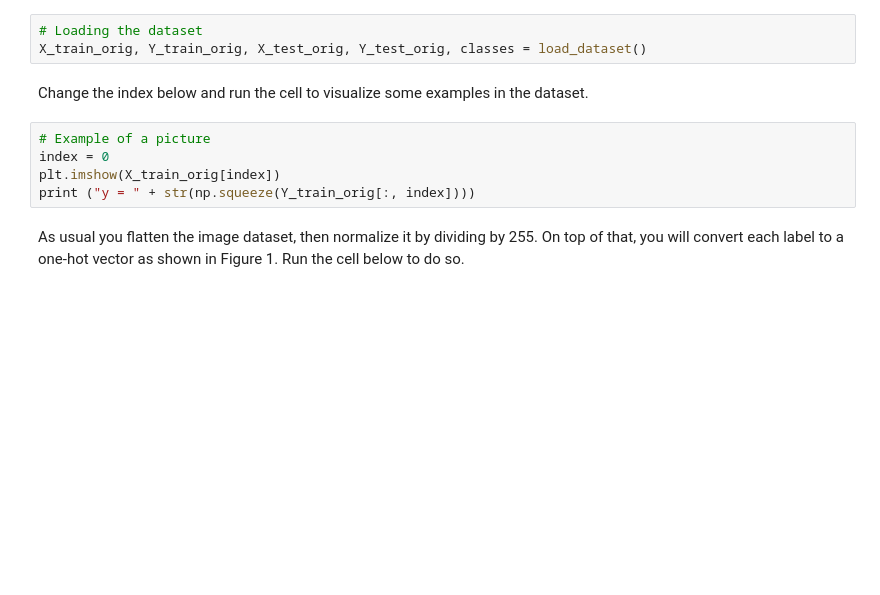
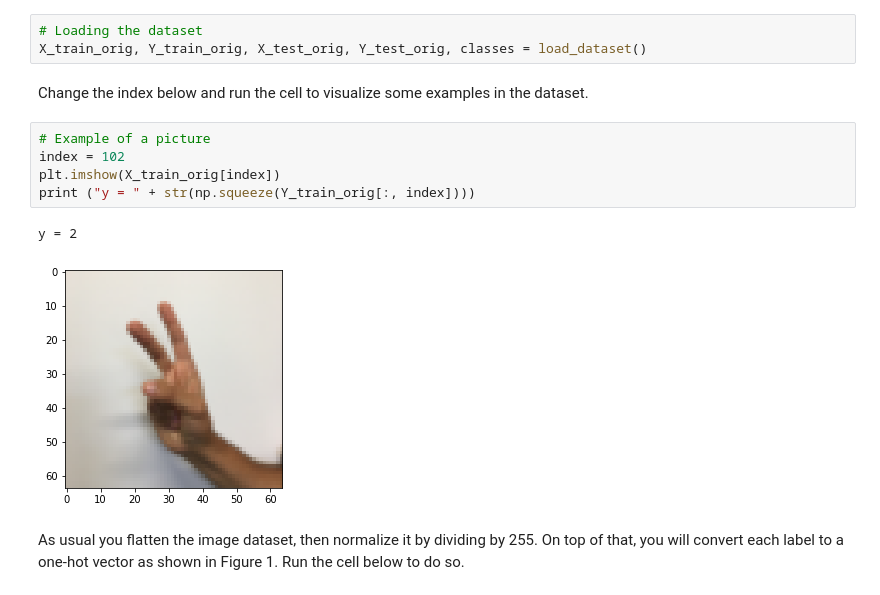
Before and after one commit to lukasijus/Neural-Networks-Hyperparameter-tuning-Regularization-and-gradient-checking, a Jupyter notebook: Tensorflow+Tutorial.ipynb, the cells around one changed output. Cells and saved outputs as stored; diff of their text form; blank space fills up the shorter version.

```diff
--- a/Tensorflow+Tutorial.ipynb
+++ b/Tensorflow+Tutorial.ipynb
@@ -480,9 +486,12 @@ X_train_orig, Y_train_orig, X_test_orig, Y_test_orig, classes = load_dataset()
 Change the index below and run the cell to visualize some examples in the dataset.
 # %%
 # Example of a picture
-index = 0
+index = 102
 plt.imshow(X_train_orig[index])
 print ("y = " + str(np.squeeze(Y_train_orig[:, index])))
+# %% [output]
+y = 2
+[figure, added]
 # %% [markdown]
 As usual you flatten the image dataset, then normalize it by dividing by 255. On top of that, you will convert each label to a one-hot vector as shown in Figure 1. Run the cell below to do so.
 # %%
```
Also changed, not shown: parts of 22 cells of this notebook, 2 other files.
